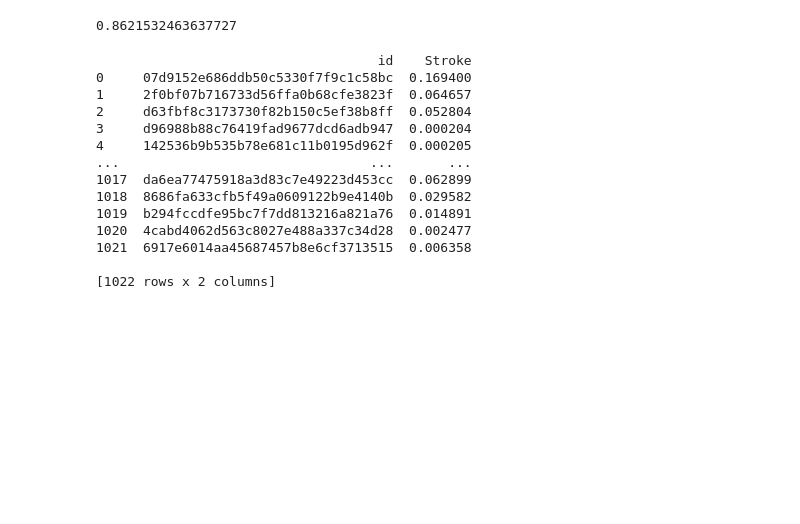
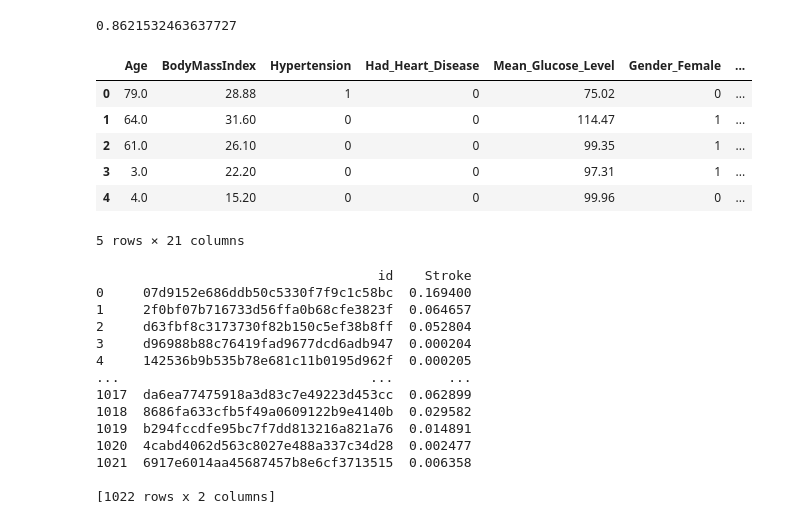
Before and after one commit to LJacquesdedixmude/StrokePredictionStreamlit, a Jupyter notebook: Code/codeStrokePred.ipynb, the cells around one changed output. Drawn from its saved outputs; the diff is of its cells as text; code cells hidden in the pictures; blank space fills up the shorter version.

```diff
--- a/Code/codeStrokePred.ipynb
+++ b/Code/codeStrokePred.ipynb
@@ -232,6 +238,16 @@ print(roc_auc_score(y_test, FA1.predict_proba(X_test)[:, 1]))
 # %%
 testid = d3['id']
 d3.drop('id', axis=1, inplace=True)
+# %%
+d3.head()
+# %% [output]
+|  | Age | BodyMassIndex | Hypertension | Had_Heart_Disease | Mean_Glucose_Level | Gender_Female | ... |
+| 0 | 79.0 | 28.88 | 1 | 0 | 75.02 | 0 | ... |
+| 1 | 64.0 | 31.60 | 0 | 0 | 114.47 | 1 | ... |
+| 2 | 61.0 | 26.10 | 0 | 0 | 99.35 | 1 | ... |
+| 3 | 3.0 | 22.20 | 0 | 0 | 97.31 | 1 | ... |
+| 4 | 4.0 | 15.20 | 0 | 0 | 99.96 | 0 | ... |
+5 rows × 21 columns
 # %%
 preds = FA1.predict_proba(d3)[:, 1]
 preds2 = preds.tolist()
```
Also changed, not shown: parts of 1 cell of this notebook, 8 other files.
